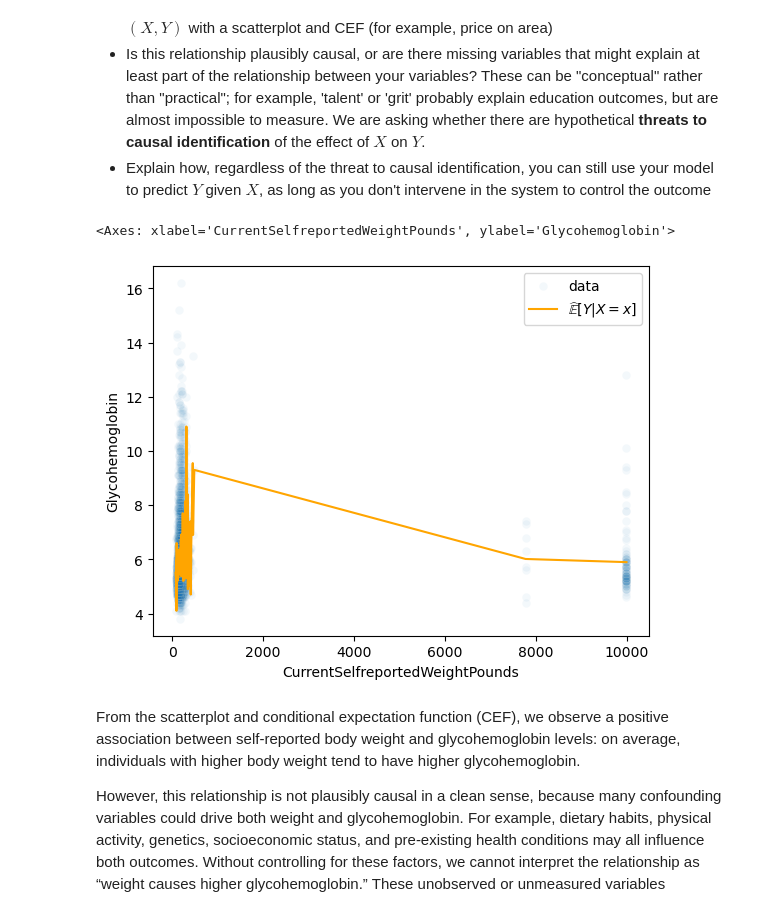
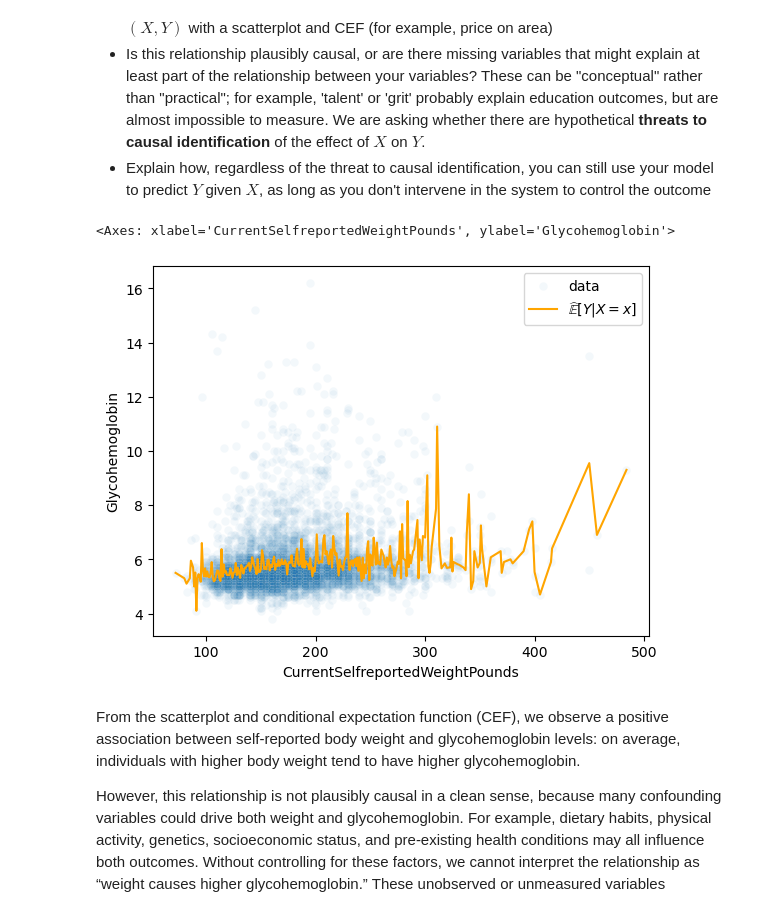
Before and after one commit to shawn01-kubo/DS-5030-Assignment3, a Jupyter notebook: assignment_3.ipynb, the cells around one changed output. Drawn from its saved outputs; the diff is of its cells as text; code cells hidden in the pictures.

```diff
--- a/assignment_3.ipynb
+++ b/assignment_3.ipynb
@@ -149,0 +143,9 @@ plt.show()
+# %%
+NHANES_clean = NHANES[NHANES['CurrentSelfreportedWeightPounds'] < 2000]
+
+sns.kdeplot(data=NHANES_clean, x='CurrentSelfreportedWeightPounds',
+           hue='GeneralHealthCondition', common_norm=False)
+plt.title("Distribution of Weight by General Health Condition")
+plt.xlabel("Self-reported Weight lbs")
+plt.ylabel("Density")
+plt.show()
@@ -223,13 +227,13 @@ This is the Nadaraya–Watson estimator, also known as the Local Constant Least
 - Is this relationship plausibly causal, or are there missing variables that might explain at least part of the relationship between your variables? These can be "conceptual" rather than "practical"; for example, 'talent' or 'grit' probably explain education outcomes, but are almost impossible to measure. We are asking whether there are hypothetical **threats to causal identification** of the effect of $X$ on $Y$.
 - Explain how, regardless of the threat to causal identification, you can still use your model to predict $Y$ given $X$, as long as you don't intervene in the system to control the outcome
 # %%
-means=NHANES.loc[:,['Glycohemoglobin','CurrentSelfreportedWeightPounds']].groupby('CurrentSelfreportedWeightPounds').mean()
+means=NHANES_clean.loc[:,['Glycohemoglobin','CurrentSelfreportedWeightPounds']].groupby('CurrentSelfreportedWeightPounds').mean()
 
-sns.scatterplot(data=NHANES, y='Glycohemoglobin', x='CurrentSelfreportedWeightPounds',alpha=.05, label='data')
+sns.scatterplot(data=NHANES_clean, y='Glycohemoglobin', x='CurrentSelfreportedWeightPounds',alpha=.05, label='data')
 sns.lineplot(data=means, x='CurrentSelfreportedWeightPounds',y='Glycohemoglobin',color='orange', label='$\\widehat{\\mathbb{E}}[Y|X=x]$')
 # %% [output]
 <Axes: xlabel='CurrentSelfreportedWeightPounds', ylabel='Glycohemoglobin'>
-[figure, old version]
+[figure, new version]
 # %% [markdown]
 From the scatterplot and conditional expectation function (CEF), we observe a positive association between self-reported body weight and glycohemoglobin levels: on average, individuals with higher body weight tend to have higher glycohemoglobin.
 
```
Also changed, not shown: parts of 2 cells of this notebook.
